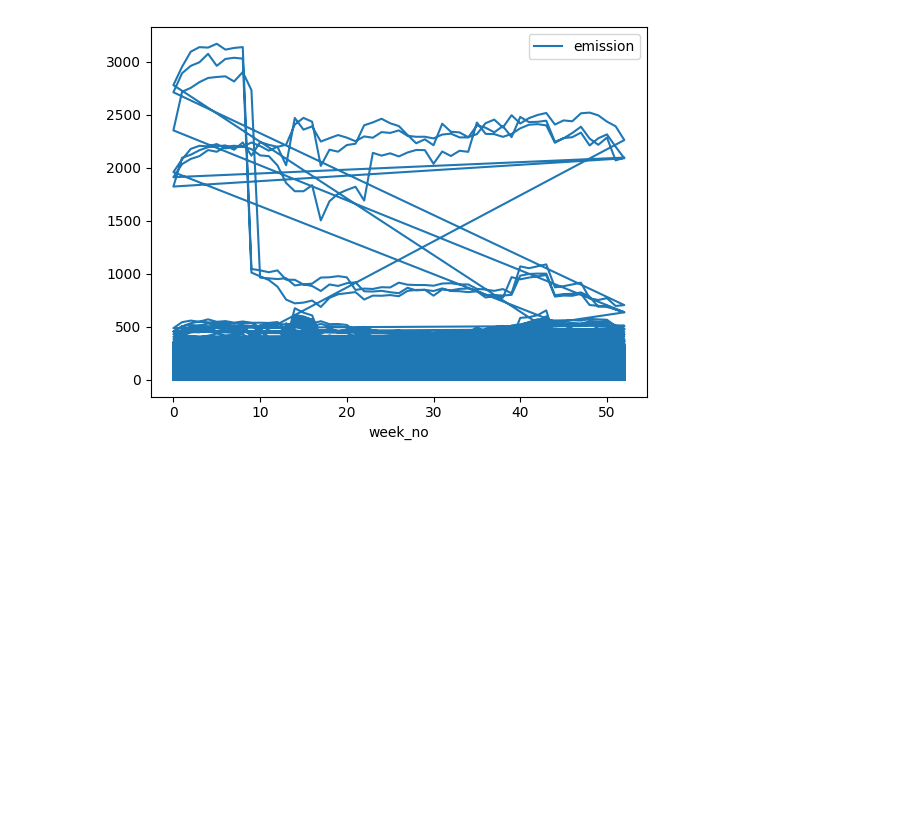
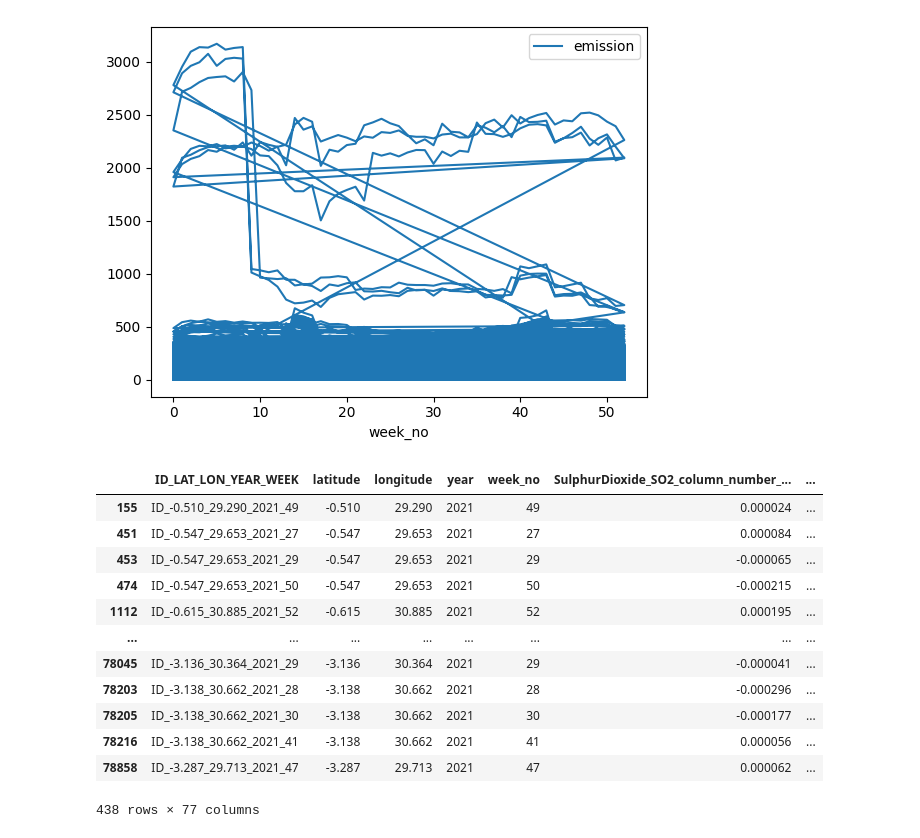
Before and after one commit to Yodazon/Kaggle, a Jupyter notebook: Competitions/Predict CO2 Emissions in Rwanda/CO2.ipynb, the cells around one changed output. Drawn from its saved outputs; the diff is of its cells as text; code cells hidden in the pictures; blank space fills up the shorter version.

```diff
--- a/Competitions/Predict CO2 Emissions in Rwanda/CO2.ipynb
+++ b/Competitions/Predict CO2 Emissions in Rwanda/CO2.ipynb
@@ -86,3 +88,19 @@ df_train.plot(x="week_no", y ="emission", kind = 'line')
 # %% [output]
 <Axes: xlabel='week_no'>
 [figure]
+# %%
+df_train.dropna()
+# %% [output]
+|  | ID_LAT_LON_YEAR_WEEK | latitude | longitude | year | week_no | SulphurDioxide_SO2_column_number_... | ... |
+| 155 | ID_-0.510_29.290_2021_49 | -0.510 | 29.290 | 2021 | 49 | 0.000024 | ... |
+| 451 | ID_-0.547_29.653_2021_27 | -0.547 | 29.653 | 2021 | 27 | 0.000084 | ... |
+| 453 | ID_-0.547_29.653_2021_29 | -0.547 | 29.653 | 2021 | 29 | -0.000065 | ... |
+| 474 | ID_-0.547_29.653_2021_50 | -0.547 | 29.653 | 2021 | 50 | -0.000215 | ... |
+| 1112 | ID_-0.615_30.885_2021_52 | -0.615 | 30.885 | 2021 | 52 | 0.000195 | ... |
+| ... | ... | ... | ... | ... | ... | ... | ... |
+| 78045 | ID_-3.136_30.364_2021_29 | -3.136 | 30.364 | 2021 | 29 | -0.000041 | ... |
+| 78203 | ID_-3.138_30.662_2021_28 | -3.138 | 30.662 | 2021 | 28 | -0.000296 | ... |
+| 78205 | ID_-3.138_30.662_2021_30 | -3.138 | 30.662 | 2021 | 30 | -0.000177 | ... |
+| 78216 | ID_-3.138_30.662_2021_41 | -3.138 | 30.662 | 2021 | 41 | 0.000056 | ... |
+| 78858 | ID_-3.287_29.713_2021_47 | -3.287 | 29.713 | 2021 | 47 | 0.000062 | ... |
+438 rows × 77 columns
```
Also changed, not shown: parts of 7 cells of this notebook.
